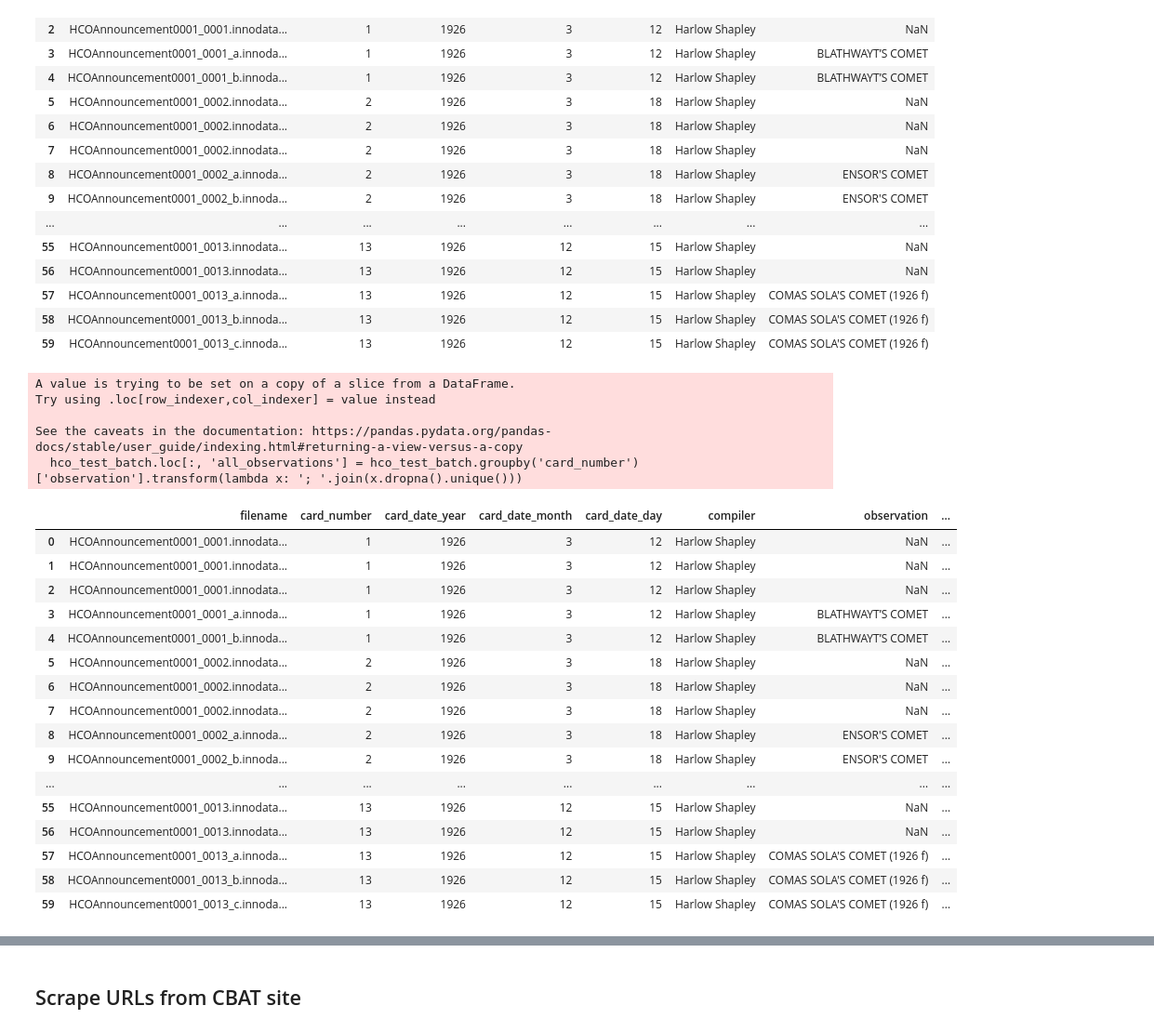
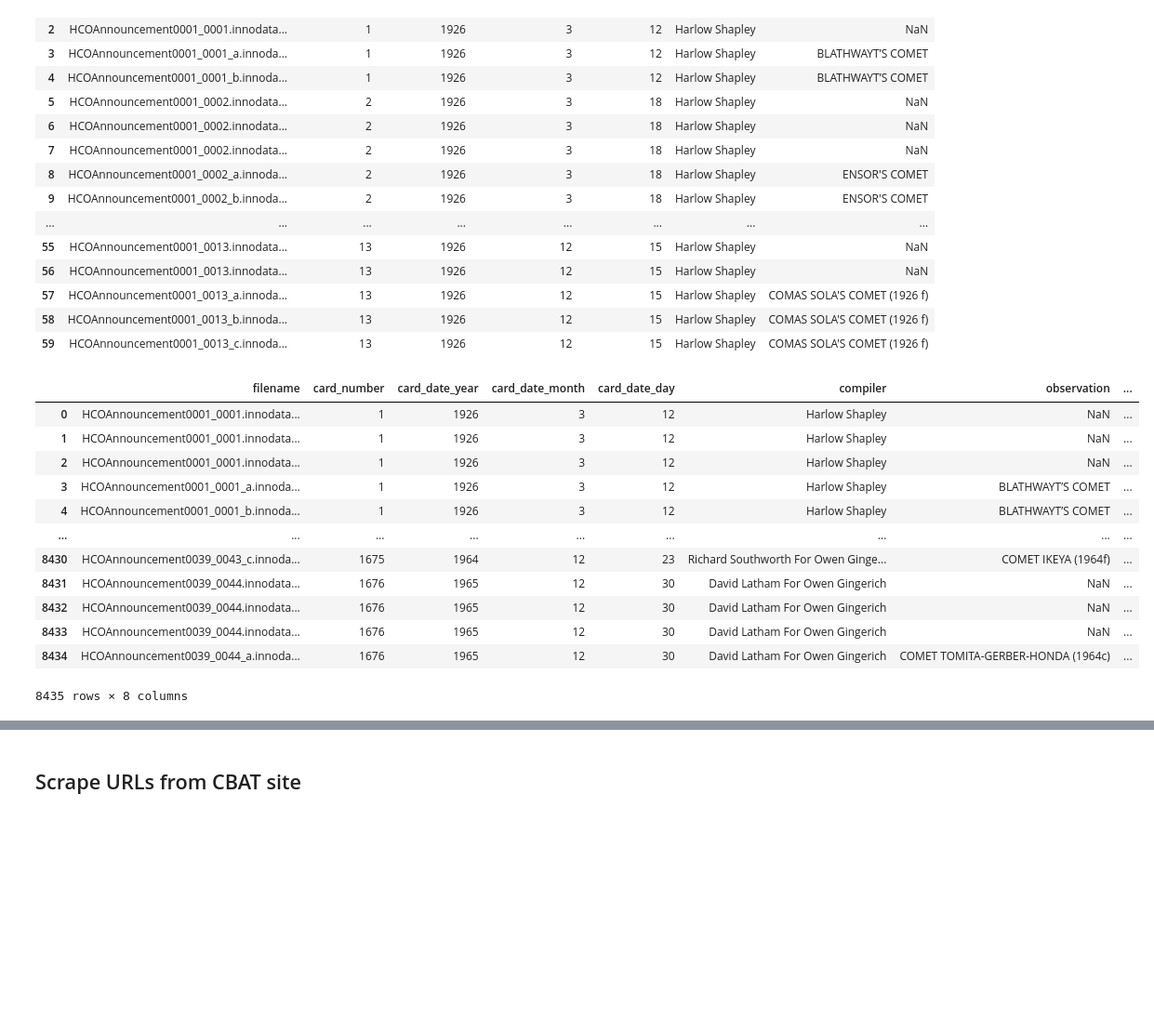
Before and after one commit to kmika11/harvard-college-observatory-announcements, a Jupyter notebook: metadata.ipynb, the cells around one changed output, grey strips where cells are left out. Shown at 93% size. Saved outputs shown, nothing was run; the diff lists cells and outputs as text; code cells hidden in the pictures; blank space fills up the shorter version.

```diff
--- a/metadata.ipynb
+++ b/metadata.ipynb
@@ -57,30 +57,21 @@ hco_test_batch
 | 59 | HCOAnnouncement0001_0013_c.innoda... | 13 | 1926 | 12 | 15 | Harlow Shapley | COMAS SOLA'S COMET (1926 f) |
 # %%
 # create new col that collects observations according to card by grouping by 'card_number' and concatenating non-NaN 'observation' values
-hco_test_batch.loc[:, 'all_observations'] = hco_test_batch.groupby('card_number')['observation'].transform(lambda x: '; '.join(x.dropna().unique()))
+hco_inventory_df.loc[:, 'all_observations'] = hco_inventory_df.groupby('card_number')['observation'].transform(lambda x: '; '.join(x.dropna().unique()))
 
-hco_test_batch
+hco_inventory_df
 # %% [output]
+|  | filename | card_number | card_date_year | card_date_month | card_date_day | compiler | observation | ... |
+| 0 | HCOAnnouncement0001_0001.innodata... | 1 | 1926 | 3 | 12 | Harlow Shapley | NaN | ... |
+| 1 | HCOAnnouncement0001_0001.innodata... | 1 | 1926 | 3 | 12 | Harlow Shapley | NaN | ... |
+| 2 | HCOAnnouncement0001_0001.innodata... | 1 | 1926 | 3 | 12 | Harlow Shapley | NaN | ... |
+| 3 | HCOAnnouncement0001_0001_a.innoda... | 1 | 1926 | 3 | 12 | Harlow Shapley | BLATHWAYT’S COMET | ... |
+| 4 | HCOAnnouncement0001_0001_b.innoda... | 1 | 1926 | 3 | 12 | Harlow Shapley | BLATHWAYT’S COMET | ... |
+| ... | ... | ... | ... | ... | ... | ... | ... | ... |
+| 8430 | HCOAnnouncement0039_0043_c.innoda... | 1675 | 1964 | 12 | 23 | Richard Southworth For Owen Ginge... | COMET IKEYA (1964f) | ... |
+| 8431 | HCOAnnouncement0039_0044.innodata... | 1676 | 1965 | 12 | 30 | David Latham For Owen Gingerich | NaN | ... |
+| 8432 | HCOAnnouncement0039_0044.innodata... | 1676 | 1965 | 12 | 30 | David Latham For Owen Gingerich | NaN | ... |
+| 8433 | HCOAnnouncement0039_0044.innodata... | 1676 | 1965 | 12 | 30 | David Latham For Owen Gingerich | NaN | ... |
+| 8434 | HCOAnnouncement0039_0044_a.innoda... | 1676 | 1965 | 12 | 30 | David Latham For Owen Gingerich | COMET TOMITA-GERBER-HONDA (1964c) | ... |
-A value is trying to be set on a copy of a slice from a DataFrame.
-Try using .loc[row_indexer,col_indexer] = value instead
-
-See the caveats in the documentation: https://pandas.pydata.org/pandas-docs/stable/user_guide/indexing.html#returning-a-view-versus-a-copy
-  hco_test_batch.loc[:, 'all_observations'] = hco_test_batch.groupby('card_number')['observation'].transform(lambda x: '; '.join(x.dropna().unique()))
+8435 rows × 8 columns
-|  | filename | card_number | card_date_year | card_date_month | card_date_day | compiler | observation | ... |
-| 0 | HCOAnnouncement0001_0001.innodata... | 1 | 1926 | 3 | 12 | Harlow Shapley | NaN | ... |
-| 1 | HCOAnnouncement0001_0001.innodata... | 1 | 1926 | 3 | 12 | Harlow Shapley | NaN | ... |
-| 2 | HCOAnnouncement0001_0001.innodata... | 1 | 1926 | 3 | 12 | Harlow Shapley | NaN | ... |
-| 3 | HCOAnnouncement0001_0001_a.innoda... | 1 | 1926 | 3 | 12 | Harlow Shapley | BLATHWAYT’S COMET | ... |
-| 4 | HCOAnnouncement0001_0001_b.innoda... | 1 | 1926 | 3 | 12 | Harlow Shapley | BLATHWAYT’S COMET | ... |
-| 5 | HCOAnnouncement0001_0002.innodata... | 2 | 1926 | 3 | 18 | Harlow Shapley | NaN | ... |
-| 6 | HCOAnnouncement0001_0002.innodata... | 2 | 1926 | 3 | 18 | Harlow Shapley | NaN | ... |
-| 7 | HCOAnnouncement0001_0002.innodata... | 2 | 1926 | 3 | 18 | Harlow Shapley | NaN | ... |
-| 8 | HCOAnnouncement0001_0002_a.innoda... | 2 | 1926 | 3 | 18 | Harlow Shapley | ENSOR'S COMET | ... |
-| 9 | HCOAnnouncement0001_0002_b.innoda... | 2 | 1926 | 3 | 18 | Harlow Shapley | ENSOR'S COMET | ... |
-| ... | ... | ... | ... | ... | ... | ... | ... | ... |
-| 55 | HCOAnnouncement0001_0013.innodata... | 13 | 1926 | 12 | 15 | Harlow Shapley | NaN | ... |
-| 56 | HCOAnnouncement0001_0013.innodata... | 13 | 1926 | 12 | 15 | Harlow Shapley | NaN | ... |
-| 57 | HCOAnnouncement0001_0013_a.innoda... | 13 | 1926 | 12 | 15 | Harlow Shapley | COMAS SOLA'S COMET (1926 f) | ... |
-| 58 | HCOAnnouncement0001_0013_b.innoda... | 13 | 1926 | 12 | 15 | Harlow Shapley | COMAS SOLA'S COMET (1926 f) | ... |
-| 59 | HCOAnnouncement0001_0013_c.innoda... | 13 | 1926 | 12 | 15 | Harlow Shapley | COMAS SOLA'S COMET (1926 f) | ... |
 # %%
```
Also changed, not shown: parts of 7 cells of this notebook, 7 other files.
